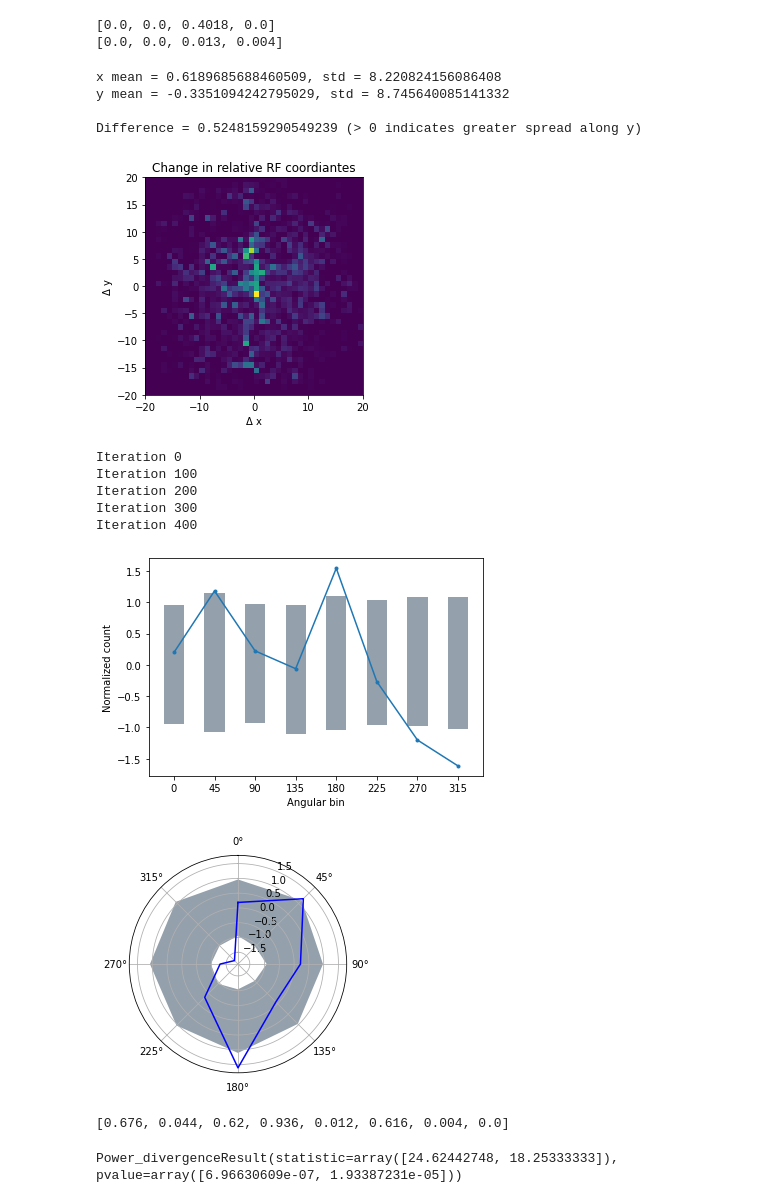
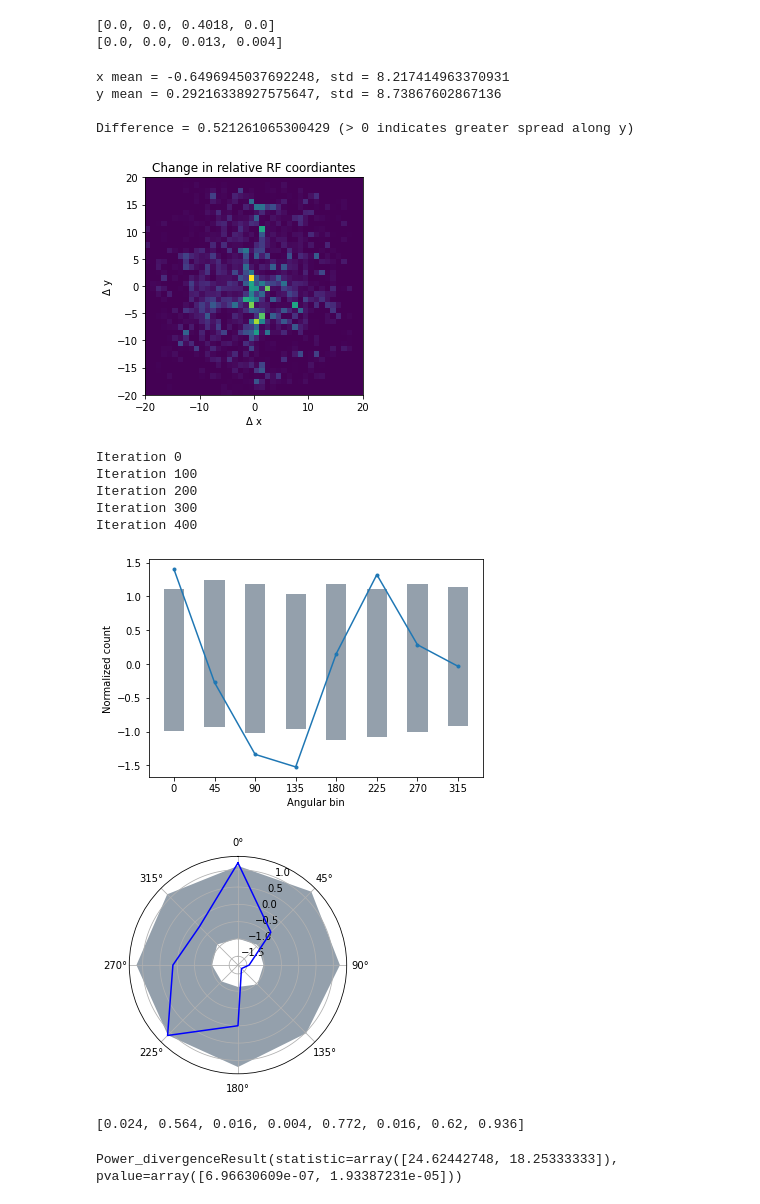
Before and after one commit to sebbkw/rnn, a Jupyter notebook: analyse_network.ipynb, the cells around one changed output. Cells and saved outputs as stored; diff of their text form; code cells hidden in the pictures.

```diff
--- a/analyse_network.ipynb
+++ b/analyse_network.ipynb
@@ -1281,6 +1281,9 @@ def get_dx_dy_vec (V1_unit, V2_unit):
 
     # This bit is /so/ fiddly but basically its about testing
     # whether a1/a2 are to which side of the vector line
+    # for reason why there are separate if statements of 90-270 see
+    # ... https://en.wikipedia.org/wiki/Vector_projection#Scalar_projection_3
+
     if (orient > 90 and orient <= 180) or (orient > 180 and orient <= 270):
         if orient == 270:
             dx = a2_mag*sign(a2[1])
@@ -1386,7 +1389,7 @@ def plot_angular_cis (ax, cis):
 hh_weights = model.rnn.weight_hh_l0.cpu().detach().numpy()
 hh_weights_abs = np.abs(hh_weights)
 hh_weights_gtzero = hh_weights[np.where(hh_weights > 0)]
-thresh = np.mean(hh_weights_abs)*0.05
+thresh = np.mean(hh_weights_gtzero)*0.05
 
 x = []
 y = []
@@ -1398,7 +1401,7 @@ for pre_unit in physiology_data_group2:
         np.isnan(pre_unit["position"][0]) or
         pre_unit["position"][0] == -1 or
         pre_unit["CV"] > CV_THRESH or
-        pre_unit["DSI"] < DSI_THRESH # Less than DSI to include DSI units
+        pre_unit["DSI"] > DSI_THRESH # Less than DSI to include DSI units
     ):
         continue
 
@@ -1408,15 +1411,15 @@ for pre_unit in physiology_data_group2:
             np.isnan(post_unit["position"][0]) or
             post_unit["position"][0] == -1 or
             post_unit["CV"] > CV_THRESH or
-            post_unit["DSI"] < DSI_THRESH
+            post_unit["DSI"] > DSI_THRESH
         ):
             continue
 
         # Filter connection weight
         connection_weight = hh_weights[post_unit["unit_idx"], pre_unit["unit_idx"]]
-        connection_weight = abs(connection_weight)
+        #connection_weight = abs(connection_weight)
         if connection_weight > thresh:
-            dx, dy = get_dx_dy_rot(V1_unit=post_unit, V2_unit=pre_unit)
+            dx, dy = get_dx_dy_vec(V1_unit=post_unit, V2_unit=pre_unit)
             x.append(dx)
             y.append(dy)
             weights.append(connection_weight)
@@ -1472,40 +1475,40 @@ r = (r-np.mean(r))/np.std(r)
 ax = plt.subplot(projection='polar')
 ax.plot(theta, r, 'b')
 
 error_pos = []
 error_neg = []
 for ci in angular_bin_cis:
     error_pos.append(ci[0])
     error_neg.append(ci[1])
 error_pos.append(error_pos[0])
 error_neg.append(error_neg[0])
 ax.fill_between(theta, error_pos, error_neg, facecolor=NEUTRAL_COLOR, alpha=0.75)
 
 ax.set_theta_direction(-1)
 ax.set_theta_zero_location('N')
 plt.show()
 
 # P values
 pvalues = []
 for i in range(8):
     p, _, _ = get_two_tailed_p_value(null_angular_distribution[:, i], normed_angular_bin_counts[i])
     pvalues.append(p)
 
 print(pvalues)
 # %% [output]
-x mean = 0.6189685688460509, std = 8.220824156086408
-y mean = -0.3351094242795029, std = 8.745640085141332
+x mean = -0.6496945037692248, std = 8.217414963370931
+y mean = 0.29216338927575647, std = 8.73867602867136
 
-Difference = 0.5248159290549239 (> 0 indicates greater spread along y)
+Difference = 0.521261065300429 (> 0 indicates greater spread along y)
-[figure, old version]
+[figure, new version]
 Iteration 0
 Iteration 100
 Iteration 200
 Iteration 300
 Iteration 400
-[figure, old version]
+[figure, new version]
-[figure, old version]
+[figure, new version]
-[0.676, 0.044, 0.62, 0.936, 0.012, 0.616, 0.004, 0.0]
+[0.024, 0.564, 0.016, 0.004, 0.772, 0.016, 0.62, 0.936]
 # %%
 # Weight strength as a function of orientation difference
 
```
